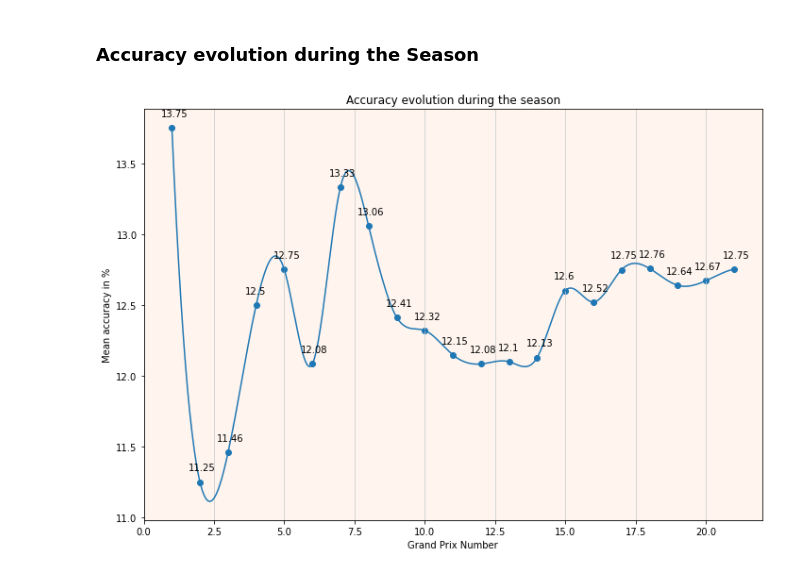
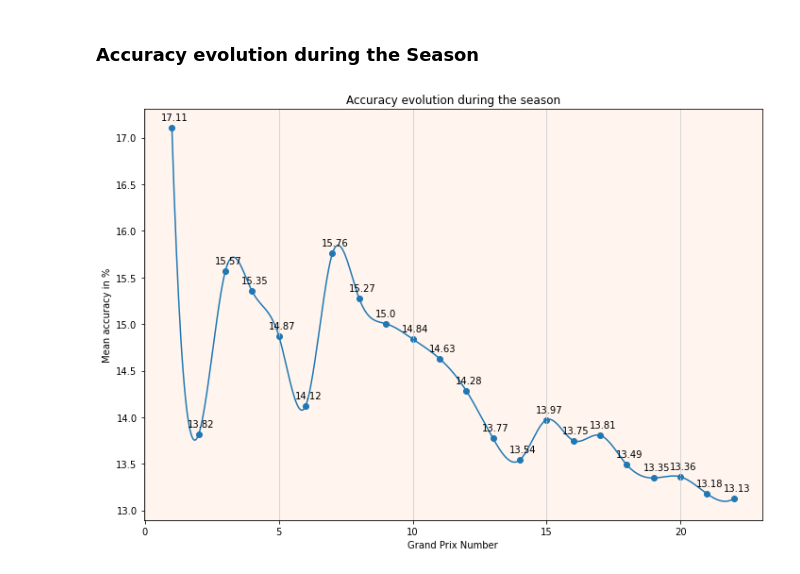
Before and after one commit to benptr/F1_ML_Prediction, a Jupyter notebook: ProjetF1_notebook/Data_viz_pred.ipynb, the cells around one changed output. Drawn from its saved outputs; the diff is of its cells as text; code cells hidden in the pictures.

```diff
--- a/ProjetF1_notebook/Data_viz_pred.ipynb
+++ b/ProjetF1_notebook/Data_viz_pred.ipynb
@@ -1259,10 +1260,16 @@ sum_rank = 0
 for i in reg_scaled:
     t = i[4]
     c = 0
-    for pos in range(0,20):
-        if (1+pos)==t[0][pos]:
-            c+=1
-    sum_rank+=((c/20)*100)
+    if len(t) == 20 :
+        for pos in range(0,20):
+            if (1+pos)==t[0][pos]:
+                c+=1
+        sum_rank+=((c/20)*100)
+    else :
+        for pos in range(0,19):
+            if (1+pos)==t[0][pos]:
+                c+=1
+        sum_rank+=((c/19)*100)
 print('Average Accuracy regression with ranking :',sum_rank/len(reg_scaled),'%')
 print('')
 random_state_result.append([random,sum_reg/len(reg_scaled),sum_rank/len(reg_scaled),reg_scaled])
@@ -1332,10 +1347,17 @@ def position_acc(reg_scaled,position):
     for i in reg_scaled:
         t = i[4]
         c = 0
-        if (position==t[0][position-1]):
-            c+=1
+        if t != reg_scaled[-1][4] :
+            if (position==t[0][position-1]):
+                c+=1
 
-        sum_rank+=c
+            sum_rank+=c
+        else :
+            position -=1
+            if (position==round(t[0][position-1])):
+                c=c
+
+            sum_rank+=c
     return (sum_rank/len(reg_scaled))*100
 # %%
 print('Position Accuracy for the Race Winner :',position_acc(reg_scaled,1),'%')
@@ -1375,10 +1397,16 @@ def evolution_acc(reg_scaled,gpNumber):
                 t = i[4]
                 c = 0
                 gpn+=1
-                for pos in range(0,20):
-                    if (1+pos)==t[0][pos]:
-                        c+=1
-                sum_rank+=((c/20)*100)
+                if len(t) == 20 :
+                    for pos in range(0,20):
+                        if (1+pos)==t[0][pos]:
+                            c+=1
+                    sum_rank+=((c/20)*100)
+                else:
+                    for pos in range(0,19):
+                        if (1+pos)==round(t[0][pos]):
+                            c+=1
+                    sum_rank+=((c/19)*100)
         if gpn!=0:
             sum_y+=sum_rank/gpn
     return sum_y/4
@@ -1386,24 +1414,24 @@ def evolution_acc(reg_scaled,gpNumber):
 from scipy.interpolate import make_interp_spline
 # %%
 
-evolutions = [evolution_acc(reg_scaled,x) for x in range(1,22)]
-x = np.array([x for x in range(1,22)])
+evolutions = [evolution_acc(reg_scaled,x) for x in range(1,23)]
+x = np.array([x for x in range(1,23)])
 
 X_Y_Spline = make_interp_spline(x, evolutions)
 
 X_ = np.linspace(x.min(), x.max(), 500)
 Y_ = X_Y_Spline(X_)
 
 fig, ax = plt.subplots(figsize = (10,7))
 ax.scatter(x, evolutions)
 for i, txt in enumerate([round(j,2) for j in evolutions]):
     ax.annotate(txt, ((x[i]-0.4), (evolutions[i]+0.08)))
 ax.plot(X_, Y_)
 ax.set_title('Accuracy evolution during the season')
 ax.set_ylabel('Mean accuracy in %')
 ax.set_xlabel('Grand Prix Number')
 plt.grid(axis='x', color='0.8')
 ax.set_facecolor('seashell')
 plt.tight_layout();
 # %% [output]
-[figure, old version]
+[figure, new version]
```
Also changed, not shown: parts of 51 cells of this notebook, 3 other files.
